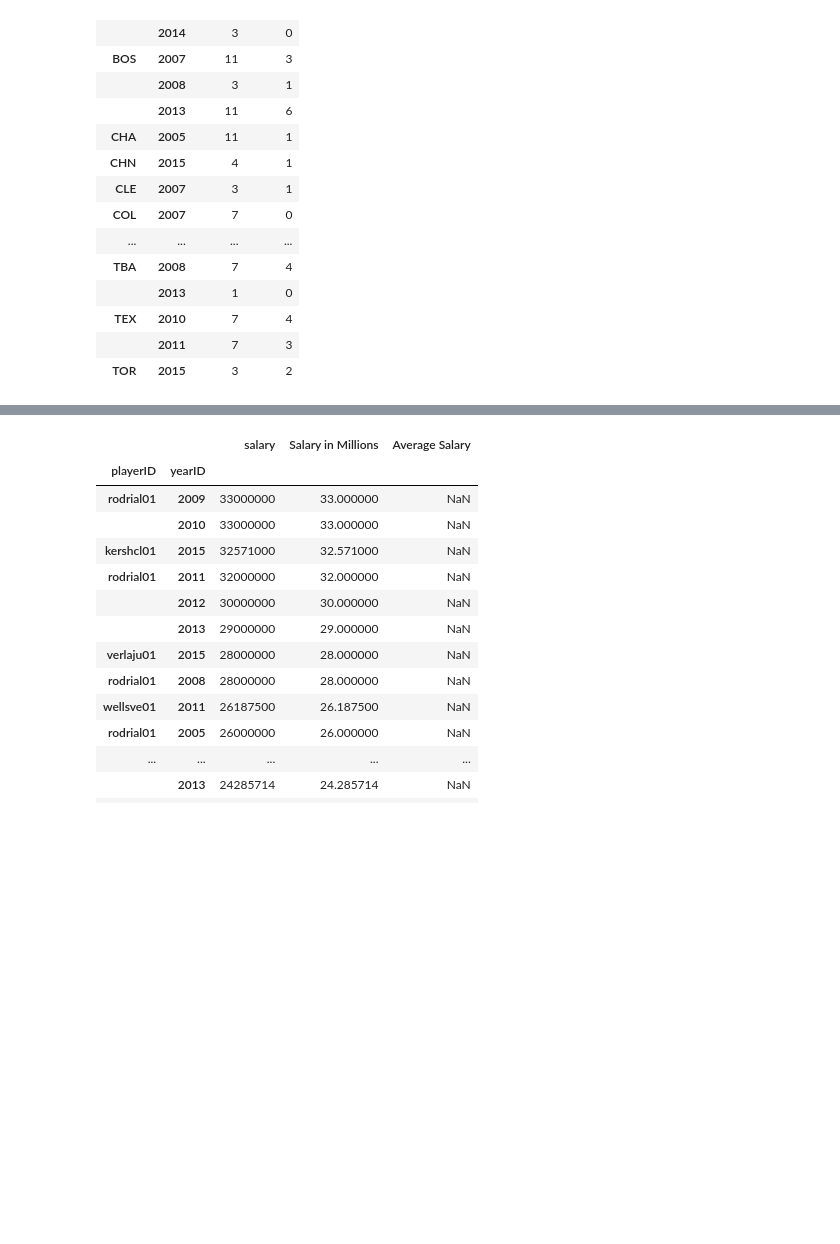
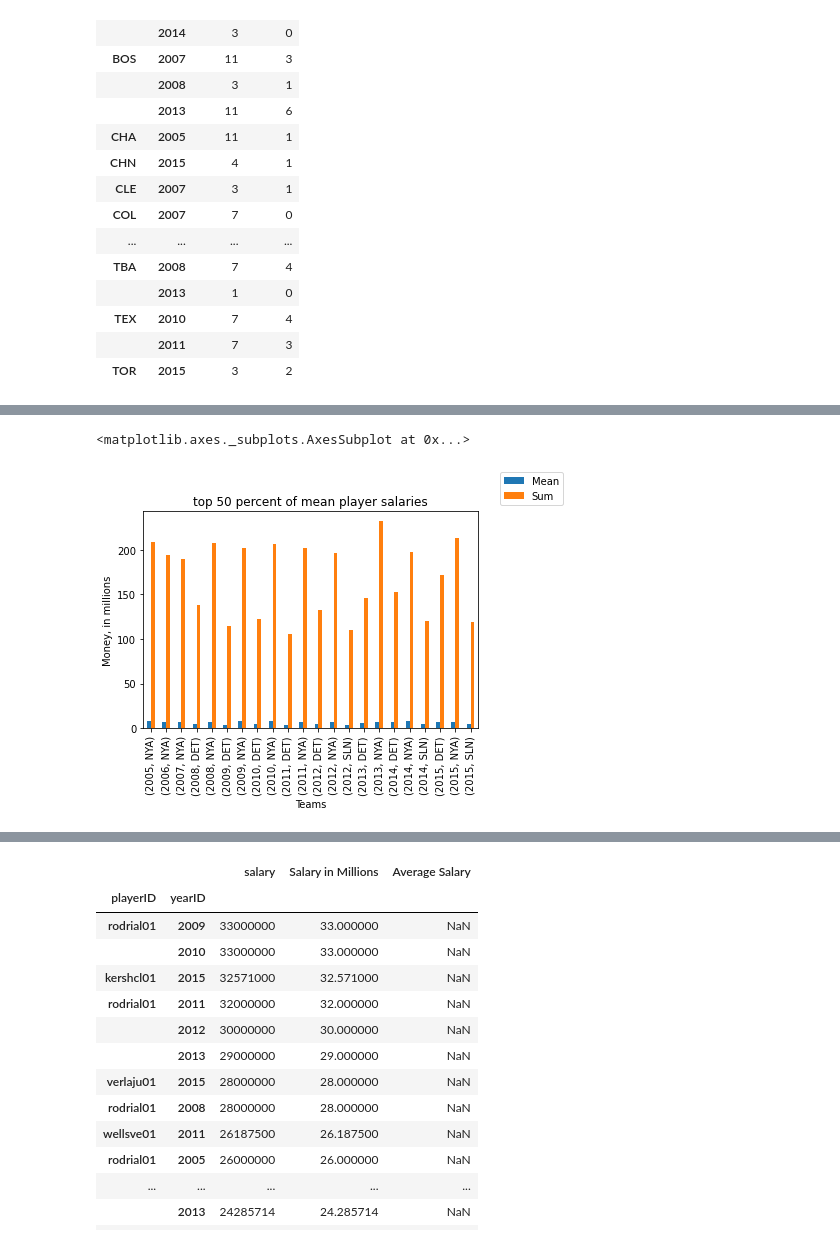
Before and after one commit to eerofeeva/BaseballMadness, a Jupyter notebook: baseball_challege.ipynb, the cells around one changed output, grey strips where cells are left out. Saved outputs shown, nothing was run; the diff lists cells and outputs as text; code cells hidden in the pictures; blank space fills up the shorter version.

```diff
--- a/baseball_challege.ipynb
+++ b/baseball_challege.ipynb
@@ -270,0 +242,13 @@ top_ten_mean
+# %%
+mean_graph_df = pd.DataFrame(data={'Mean':top_ten_mean['salary','mean'],'Sum':top_ten_mean['salary','Sum']})
+mean_graph_df
+
+mean_graph_plt = mean_graph_df.plot.bar(rot=90)
+plt.title("top 50 percent of mean player salaries")
+plt.xlabel("Teams")
+plt.ylabel("Money, in millions")
+plt.legend(bbox_to_anchor=(1.05, 1.0, 0.3, 0.2), loc='upper left')
+mean_graph_plt
+# %% [output]
+<matplotlib.axes._subplots.AxesSubplot at 0x...>
+[figure, added]
```
Also changed, not shown: parts of 24 cells of this notebook.
